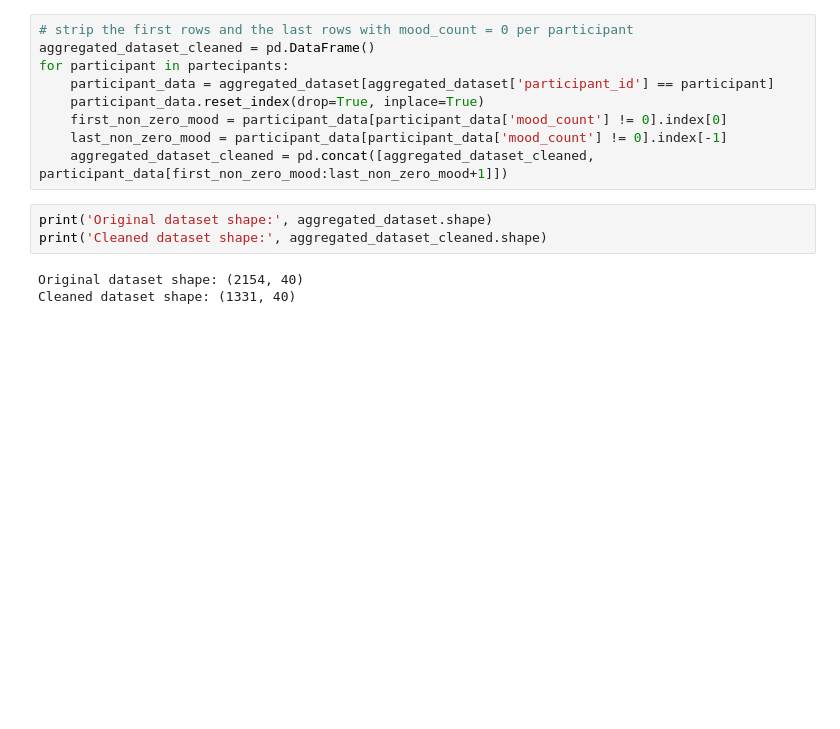
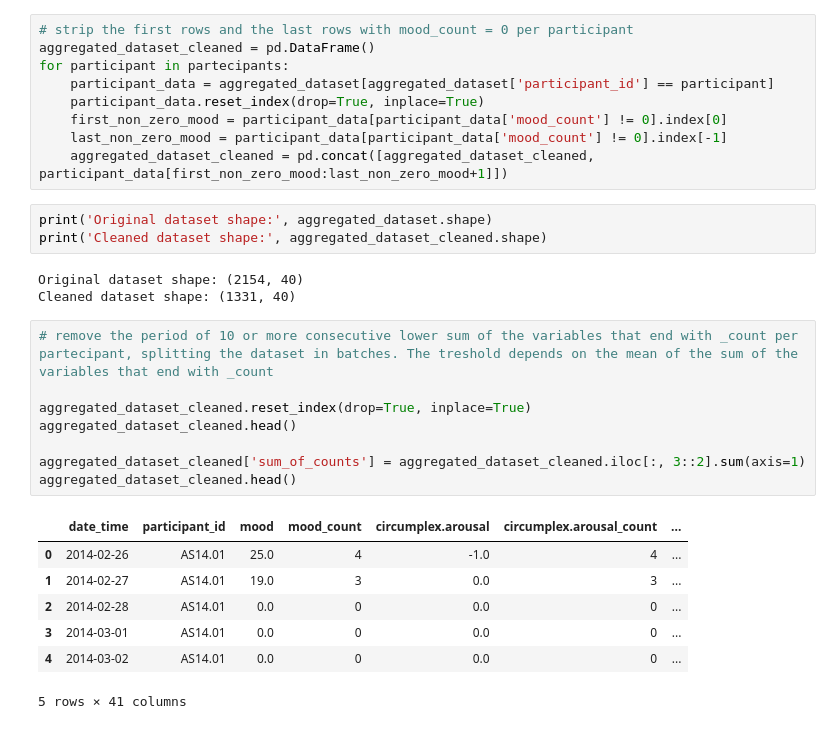
Before and after one commit to kroegepa/DataMiningAssignmentOne, a Jupyter notebook: imputation.ipynb, the cells around one changed output. Drawn from its saved outputs; the diff is of its cells as text; blank space fills up the shorter version.

```diff
--- a/imputation.ipynb
+++ b/imputation.ipynb
@@ -188,3 +188,19 @@ print('Cleaned dataset shape:', aggregated_dataset_cleaned.shape)
 # %% [output]
 Original dataset shape: (2154, 40)
 Cleaned dataset shape: (1331, 40)
+# %%
+# remove the period of 10 or more consecutive lower sum of the variables that end with _count per partecipant, splitting the dataset in batches. The treshold depends on the mean of the sum of the variables that end with _count
+
+aggregated_dataset_cleaned.reset_index(drop=True, inplace=True)
+aggregated_dataset_cleaned.head()
+
+aggregated_dataset_cleaned['sum_of_counts'] = aggregated_dataset_cleaned.iloc[:, 3::2].sum(axis=1)
+aggregated_dataset_cleaned.head()
+# %% [output]
+|  | date_time | participant_id | mood | mood_count | circumplex.arousal | circumplex.arousal_count | ... |
+| 0 | 2014-02-26 | AS14.01 | 25.0 | 4 | -1.0 | 4 | ... |
+| 1 | 2014-02-27 | AS14.01 | 19.0 | 3 | 0.0 | 3 | ... |
+| 2 | 2014-02-28 | AS14.01 | 0.0 | 0 | 0.0 | 0 | ... |
+| 3 | 2014-03-01 | AS14.01 | 0.0 | 0 | 0.0 | 0 | ... |
+| 4 | 2014-03-02 | AS14.01 | 0.0 | 0 | 0.0 | 0 | ... |
+5 rows × 41 columns
```
Also changed, not shown: parts of 3 cells of this notebook.
